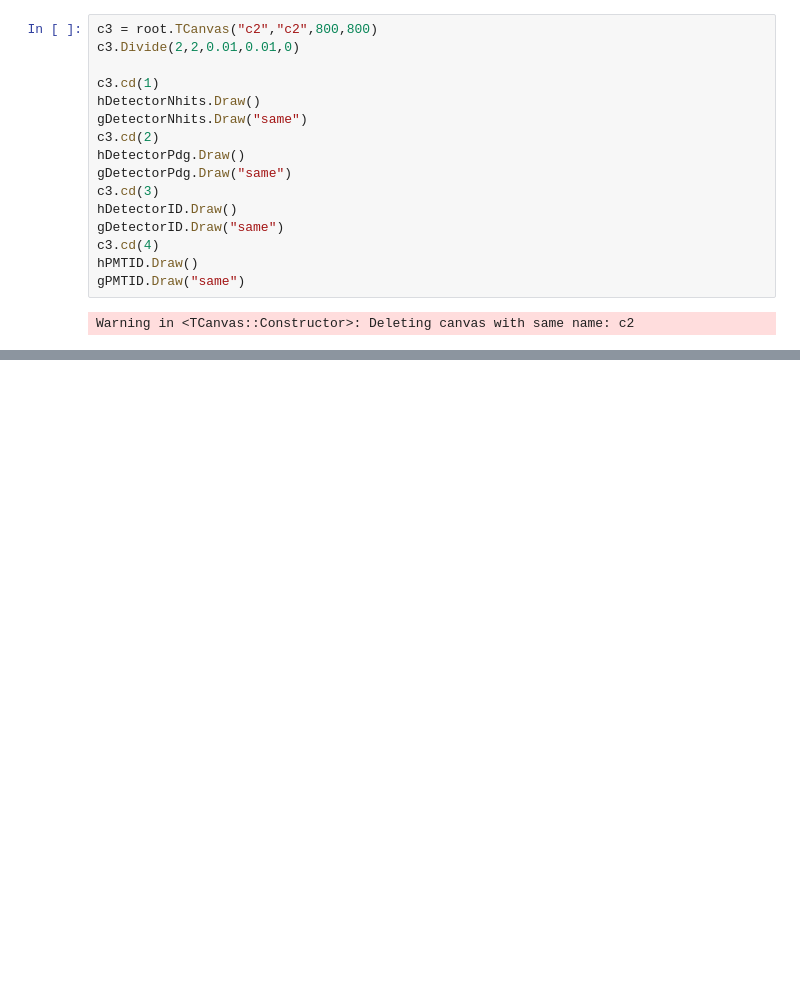
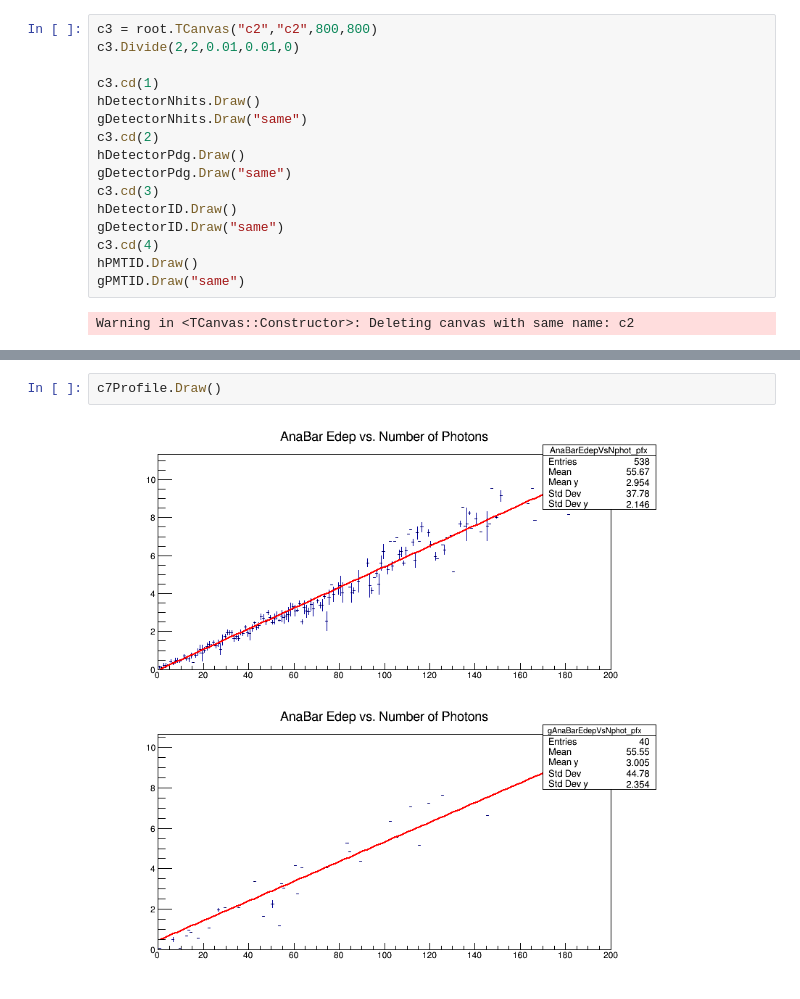
Before and after one commit to chapatilasers/AnaBarMC, a Jupyter notebook: AnalyseSignalsPyROOTCompare.ipynb, the cells around one changed output, grey strips where cells are left out. Saved outputs shown, nothing was run; the diff lists cells and outputs as text; blank space fills up the shorter version.

```diff
--- a/AnalyseSignalsPyROOTCompare.ipynb
+++ b/AnalyseSignalsPyROOTCompare.ipynb
@@ -450,0 +787,4 @@ c4.Draw()
+# %%
+c7Profile.Draw()
+# %% [output]
+[figure, added]
```
Also changed, not shown: parts of 17 cells of this notebook, 1 other file.
